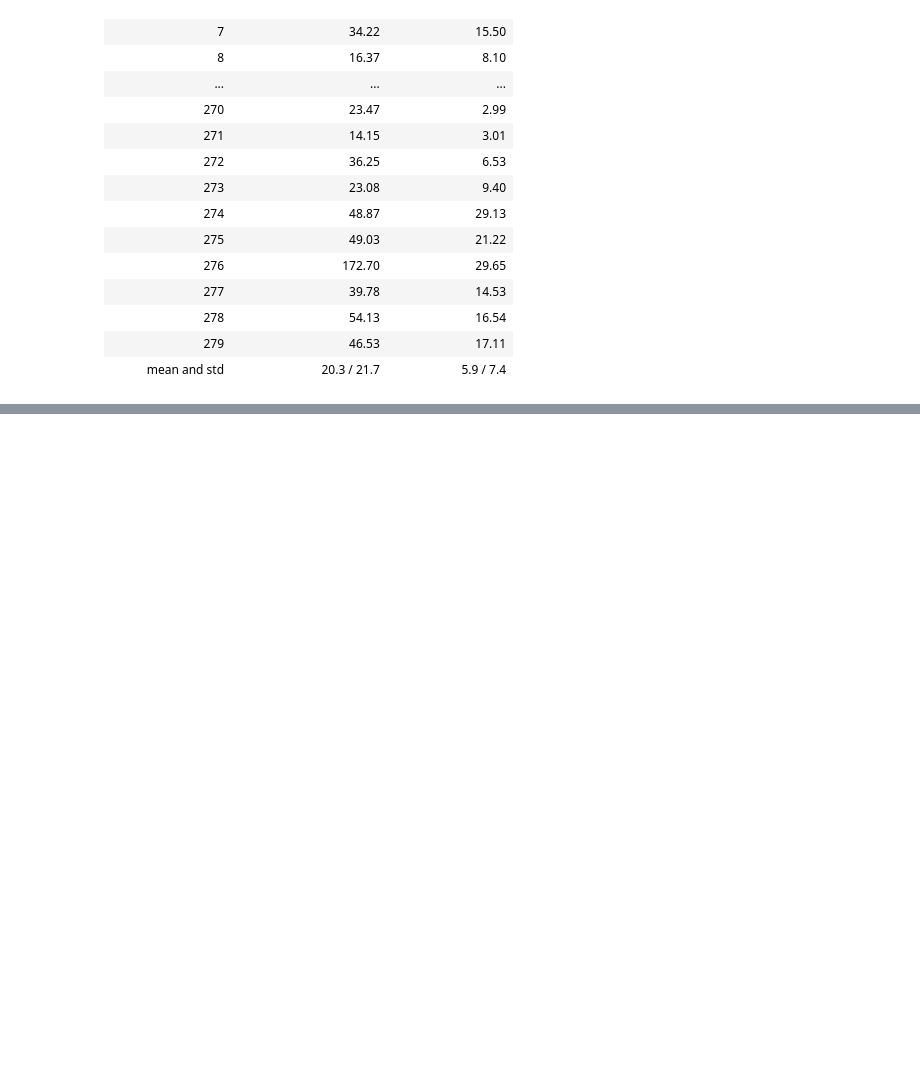
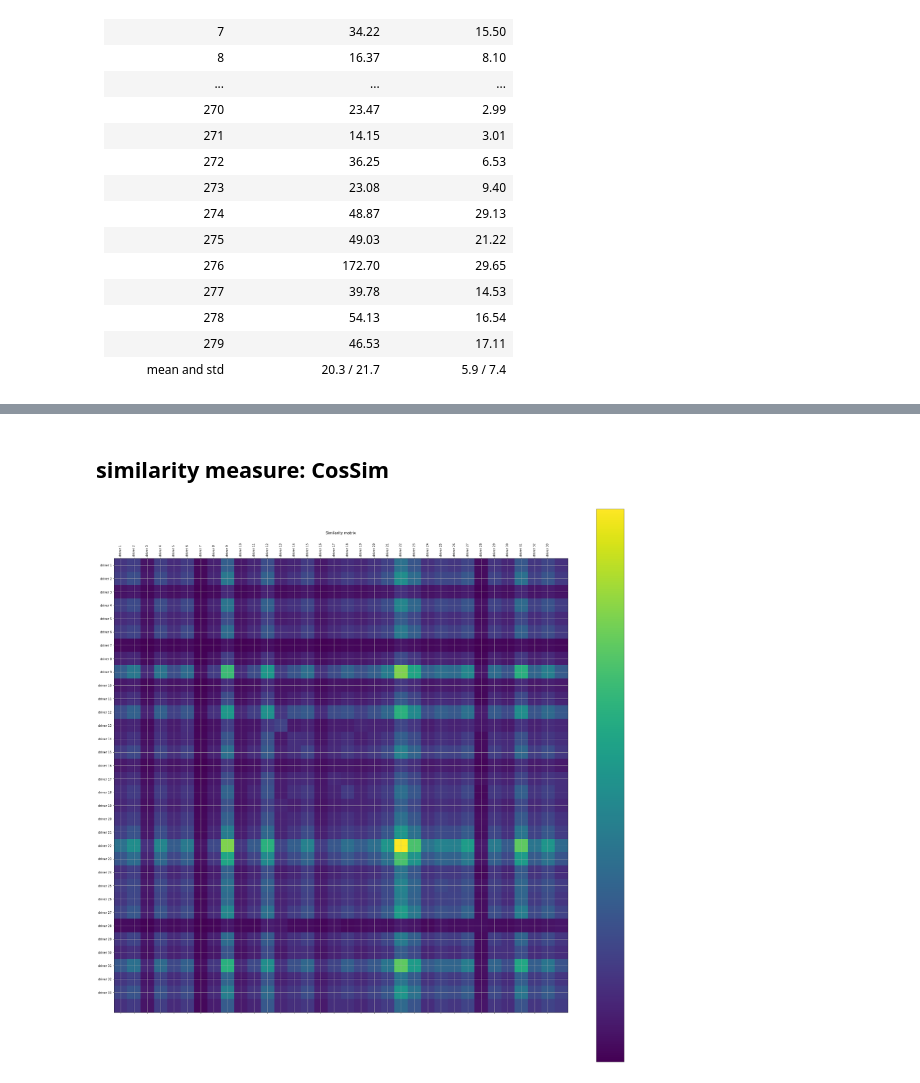
Before and after one commit to TomasAnderson/ra_ay1718sem2, a Jupyter notebook: macro_driver_statistics.ipynb, the cells around one changed output, grey strips where cells are left out. Drawn from its saved outputs; the diff is of its cells as text; code cells hidden in the pictures; blank space fills up the shorter version.

Commit message:
finish visualisation

```diff
--- a/macro_driver_statistics.ipynb
+++ b/macro_driver_statistics.ipynb
@@ -250,0 +318,31 @@ ids = load_ids()
+# %% [markdown]
+## similarity measure: CosSim
+# %%
+driver_names = []
+for i in range(1, 35):
+    driver_names.append("driver %d"%i)
+
+df = pd.read_csv(path.join(DIR, "driver_sample", "area_distribution.csv"))
+driver_mat = []
+for name in driver_names:
+    driver_mat.append(list(df[name]))
+
+mat = np.zeros((34, 34))
+for i in range(34):
+    for j in range(34):
+        mat[i,j] = np.dot(driver_mat[i], driver_mat[j])
+
+import matplotlib.pyplot as plt
+
+labels = driver_names
+
+fig, ax = plt.subplots(figsize=(34,34))
+cax = ax.matshow(mat, interpolation='nearest')
+ax.grid(True)
+plt.title('Similarity matrix')
+plt.xticks(range(33), labels, rotation=90);
+plt.yticks(range(33), labels);
+fig.colorbar(cax, ticks=[0.1, 0.2, 0.3, 0.4, 0.5, 0.6, 0.7, .75,.8,.85,.90,.95,1])
+plt.show()
+# %% [output]
+[figure, added]
```
Also changed, not shown: parts of 7 cells of this notebook, 1 other file.
